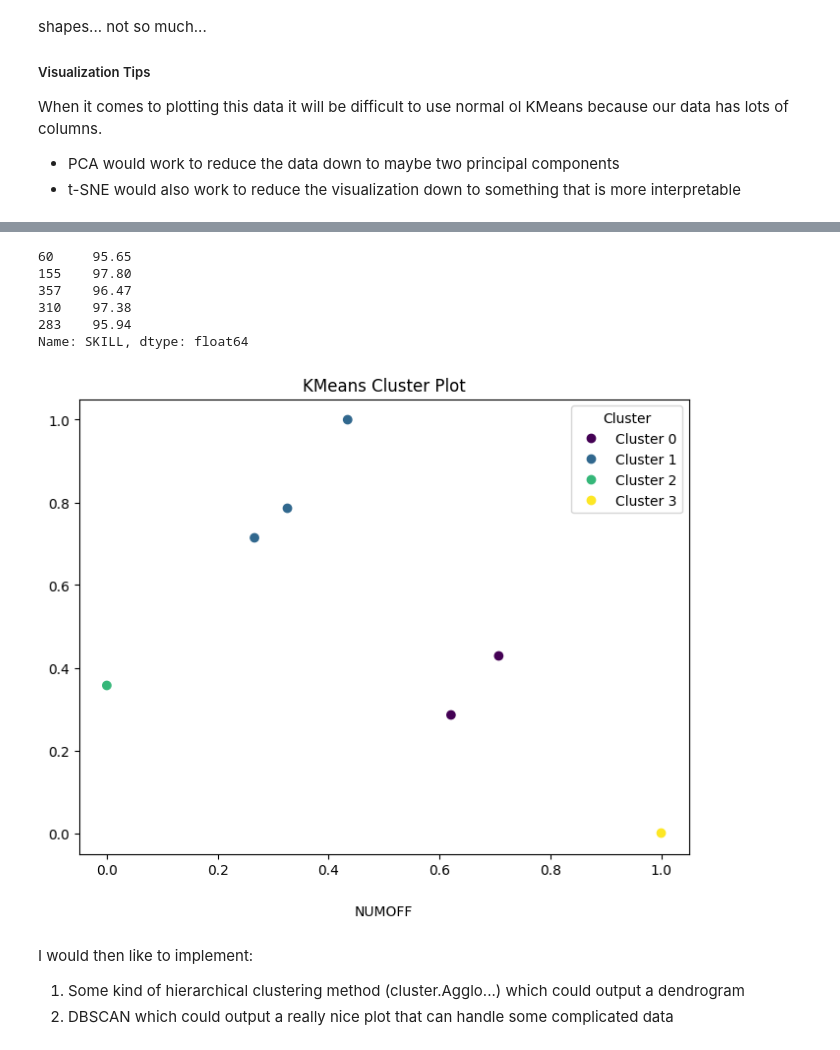
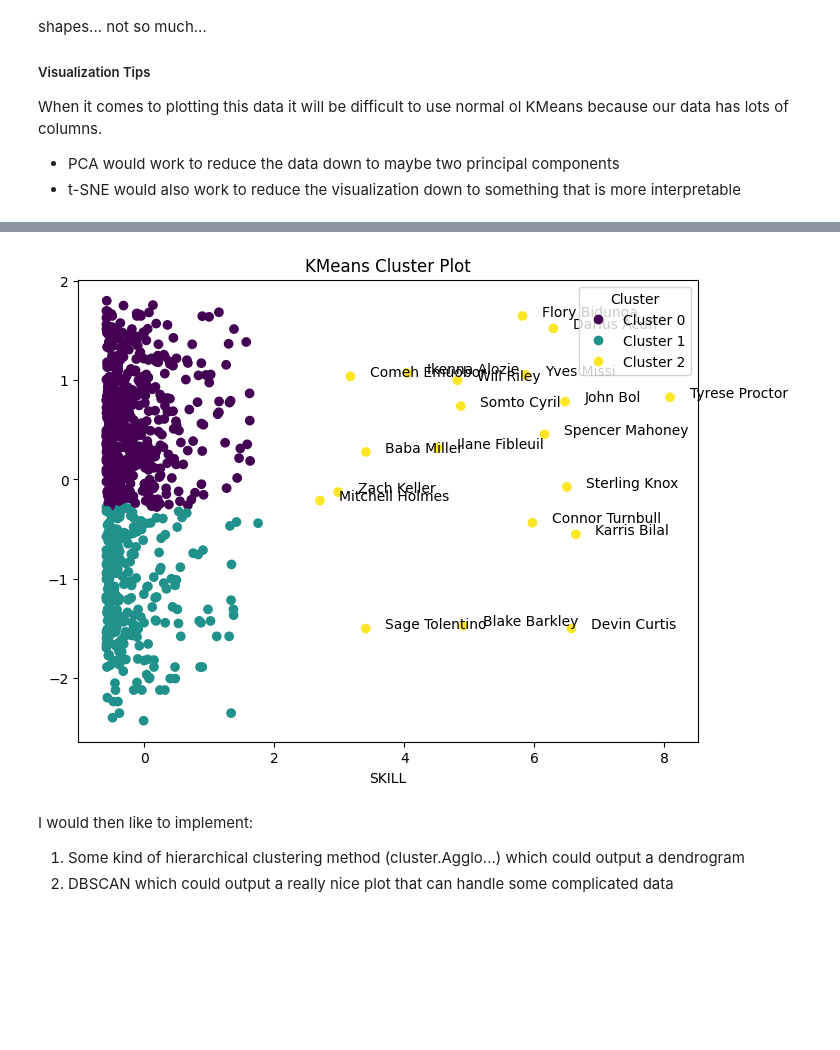
Before and after one commit to mvizzini951/MS2_NIL, a Jupyter notebook: unsupervised.ipynb, the cells around one changed output, grey strips where cells are left out. Saved outputs shown, nothing was run; the diff lists cells and outputs as text; code cells hidden in the pictures; blank space fills up the shorter version.

```diff
--- a/unsupervised.ipynb
+++ b/unsupervised.ipynb
@@ -43,4 +32,7 @@ df.describe()
+# %%
+# One player has a height that is 'nan' -- this is a bug that should be fixed
+X_train = X_train.dropna()
 # %%
-X_train, y_train, X_valid, y_valid, X_test, y_test = custom_train_test_split(df)
-print(X_train.shape)
-print(y_train.shape)
+# X_train, y_train, X_valid, y_valid, X_test, y_test = custom_train_test_split(df)
+# print(X_train.shape)
+# print(y_train.shape)
@@ -325,7 +316,7 @@ def custom_KMeans_Scree(X_train, max_clusters=8, RANDOM_STATE=0):
     # regardless of their NIL evaluation
 
     # We may want to normalize the features we have in some way, shape, or form...
-    X_normalized = MinMaxScaler().fit_transform(X_train)
+    X_normalized = StandardScaler().fit_transform(X_train)
 
     # Elbow Plot Setup
     upperBound = max_clusters + 1
@@ -351,14 +342,5 @@ custom_KMeans_Scree(dimReductionPrep(X_train), max_clusters=7)
-# %%
-dimReductionPrep(X_train)[['SKILL', 'NUMOFF', 'INSTA_LONG']].iloc[0:5,0]
-# %% [output]
-60     95.65
-155    97.80
-357    96.47
-310    97.38
-283    95.94
-Name: SKILL, dtype: float64
 # %%
-def custom_KMeans(X_train, num_clusters=4, RANDOM_STATE=0):
+def custom_KMeans(X_train, num_clusters=3, RANDOM_STATE=0):
     """
         :: Input(s) ::
             X_train - Can only have 2 or 3 features for plotting purposes!
@@ -370,7 +352,7 @@ def custom_KMeans(X_train, num_clusters=4, RANDOM_STATE=0):
             This function is supposed to be used ~after~ custom_KMeans_Scree after the user has determined the appropriate number of clusters to plot
     """
     # We may want to normalize the features we have in some way, shape, or form...
-    X_normalized = MinMaxScaler().fit_transform(X_train)
+    X_normalized = StandardScaler().fit_transform(X_train)
 
     kmeans = KMeans(n_clusters=num_clusters,
                     random_state=RANDOM_STATE)
@@ -397,8 +379,8 @@ def custom_KMeans(X_train, num_clusters=4, RANDOM_STATE=0):
                               c=labels,
                               label=labels)
         plt.title('KMeans Cluster Plot')
-        plt.xlabel('{}'.format(X_train.columns[0]), labelpad=20)
-        plt.xlabel('{}'.format(X_train.columns[1]), labelpad=20)
+        plt.xlabel('{}'.format(X_train.columns[0]))
+        plt.xlabel('{}'.format(X_train.columns[1]))
     else:
         print("X_train has too many features... can only plot data with 2 or 3 features!")
         return None
@@ -409,13 +391,20 @@ def custom_KMeans(X_train, num_clusters=4, RANDOM_STATE=0):
         legend_entries.append(legend_entry)
 
     plt.legend(handles=scatter.legend_elements()[0], labels=legend_entries, title="Cluster")
+
+    # Plot the names of some of the players in a cluster!
+    # dimReductionPrep(X_train)[['COLLDIST_MI', 'SKILL']]
+    for i, label in enumerate(labels):
+        if label == 2:
+            plt.annotate(df.index[i], (X_normalized[:,0][i]+0.3, X_normalized[:,1][i]))
+
     plt.show()
 
     return None
 # %%
-custom_KMeans(dimReductionPrep(X_train)[['SKILL', 'NUMOFF']])
+custom_KMeans(dimReductionPrep(X_train)[['COLLDIST_MI', 'SKILL']], num_clusters=3)
 # %% [output]
-[figure, old version]
+[figure, new version]
 # %% [markdown]
 I would then like to implement:
 1. Some kind of hierarchical clustering method (cluster.Agglo...) which could output a dendrogram
```
Also changed, not shown: parts of 9 cells of this notebook.
